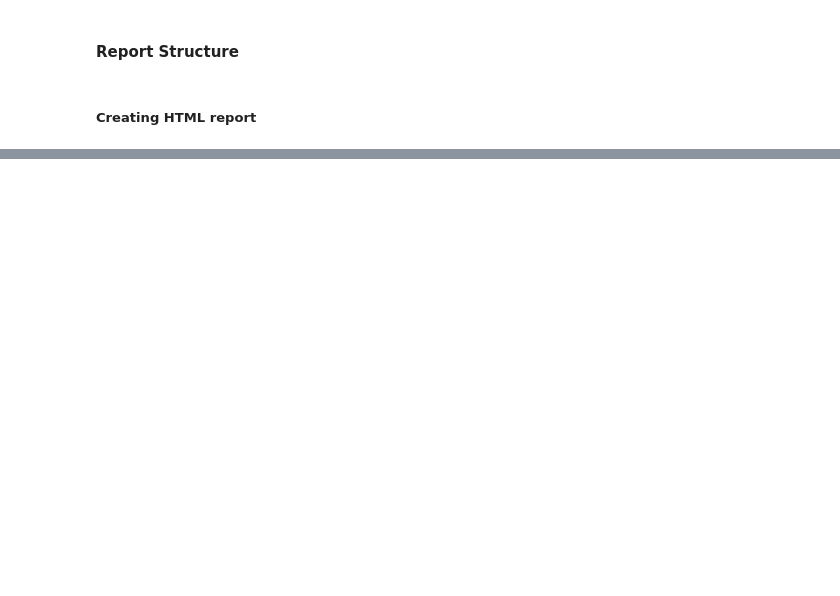
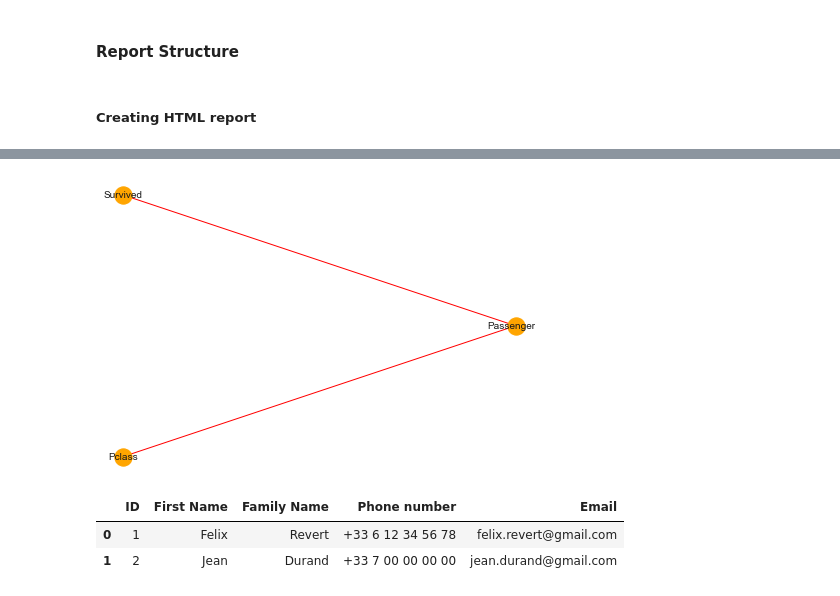
Before and after one commit to hsinghal726/Profiling, a Jupyter notebook: test.ipynb, the cells around one changed output, grey strips where cells are left out. Drawn from its saved outputs; the diff is of its cells as text; code cells hidden in the pictures; blank space fills up the shorter version.

```diff
--- a/test.ipynb
+++ b/test.ipynb
@@ -344,0 +242,11 @@ def describe_categorical(series: pd.Series) -> dict:
+# %%
+corr = df.iloc[:,0:4].corr()
+
+links = corr.stack().reset_index()
+links.columns = ['var1', 'var2','value']
+
+# correlation
+threshold = -0.2
+
+# Keep only correlation over a threshold and remove self correlation (cor(A,A)=1)
+links_filtered=links.loc[ (links['value'] >= threshold ) & (links['var1'] != links['var2']) ]
@@ -344,0 +259,13 @@ def describe_categorical(series: pd.Series) -> dict:
+# %%
+# Transform it in a links data frame (3 columns only):
+
+
+
+
+# Build your graph
+G=nx.from_pandas_edgelist(links_filtered, 'var1', 'var2')
+
+# Plot the network
+nx.draw_circular(G, with_labels=True, node_color='orange', node_size=300, edge_color='red', linewidths=1, font_size=10)
+# %% [output]
+[figure, added]
@@ -344,0 +278,6 @@ def describe_categorical(series: pd.Series) -> dict:
+# %%
+df.head(2)
+# %% [output]
+|  | ID | First Name | Family Name | Phone number | Email |
+| 0 | 1 | Felix | Revert | +33 6 12 34 56 78 | felix.revert@gmail.com |
+| 1 | 2 | Jean | Durand | +33 7 00 00 00 00 | jean.durand@gmail.com |
```
Also changed, not shown: parts of 45 cells of this notebook, 25 other files.
